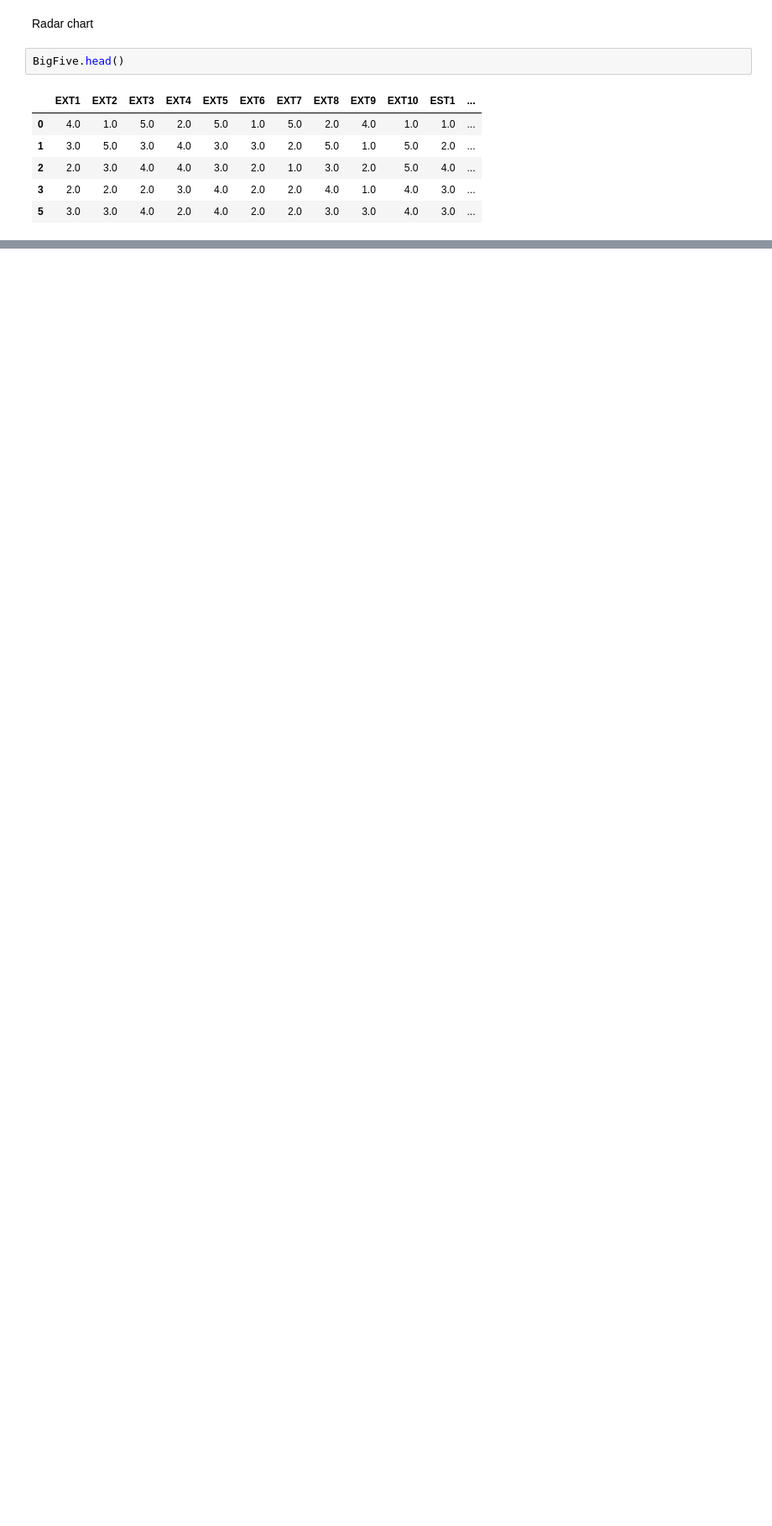
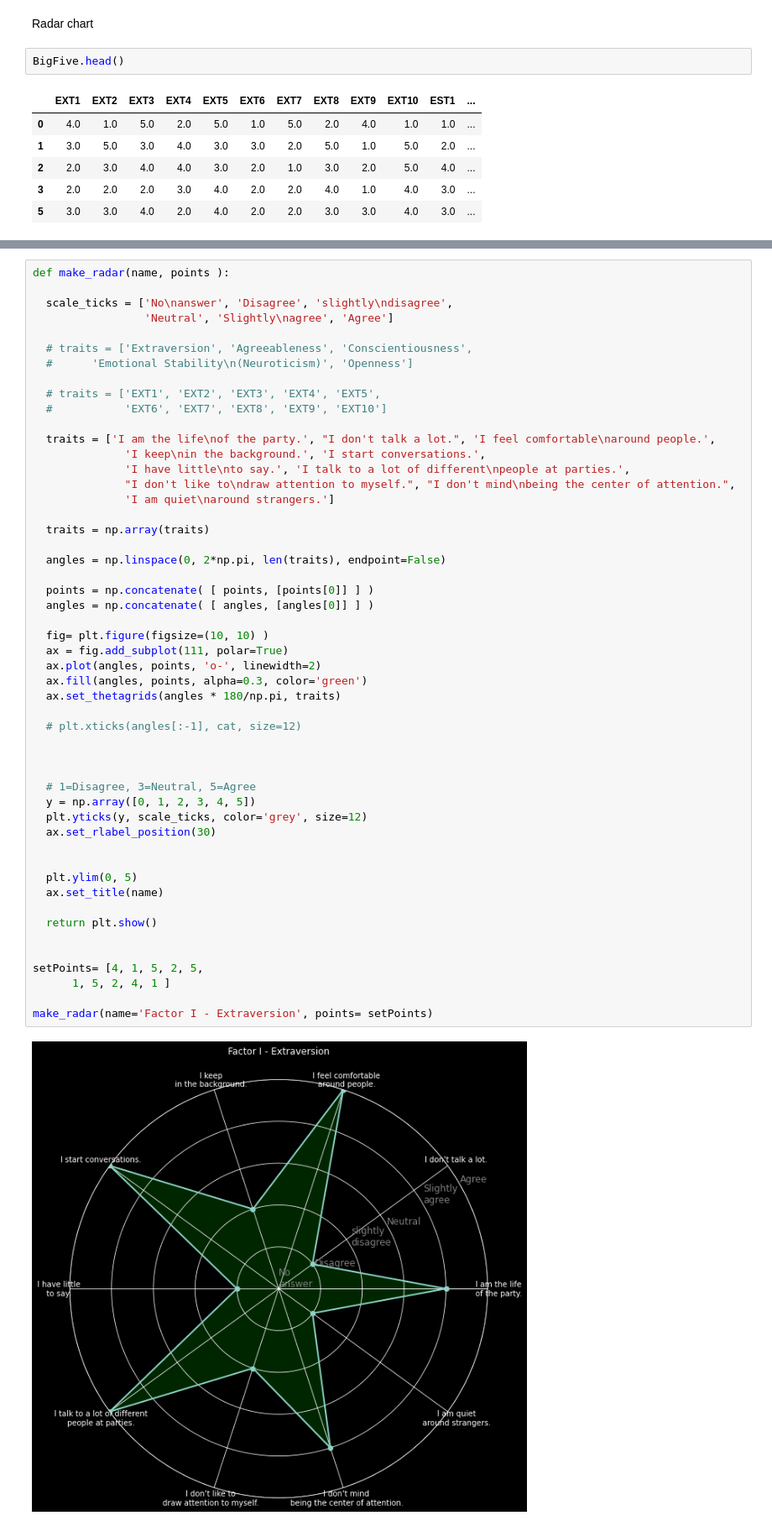
Before and after one commit to ArminD93/BigFivePersonalityTest, a Jupyter notebook: BigFivePersonality.ipynb, the cells around one changed output, grey strips where cells are left out. Shown at 84% size. Drawn from its saved outputs; the diff is of its cells as text; blank space fills up the shorter version.

Commit message:
Testowe wprowadzenie odpowiedzi  dla wybranej cechy na diagramie typu radar

```diff
--- a/BigFivePersonality.ipynb
+++ b/BigFivePersonality.ipynb
@@ -1313,3 +1272,56 @@ plt.show()
+# %%
+def make_radar(name, points ):
+
+  scale_ticks = ['No\nanswer', 'Disagree', 'slightly\ndisagree',
+                 'Neutral', 'Slightly\nagree', 'Agree']
+
+  # traits = ['Extraversion', 'Agreeableness', 'Conscientiousness',
+  #      'Emotional Stability\n(Neuroticism)', 'Openness']
+
+  # traits = ['EXT1', 'EXT2', 'EXT3', 'EXT4', 'EXT5',
+  #           'EXT6', 'EXT7', 'EXT8', 'EXT9', 'EXT10']
+
+  traits = ['I am the life\nof the party.', "I don't talk a lot.", 'I feel comfortable\naround people.',
+              'I keep\nin the background.', 'I start conversations.',
+              'I have little\nto say.', 'I talk to a lot of different\npeople at parties.',
+              "I don't like to\ndraw attention to myself.", "I don't mind\nbeing the center of attention.",
+              'I am quiet\naround strangers.']
+
+  traits = np.array(traits)
+
+  angles = np.linspace(0, 2*np.pi, len(traits), endpoint=False)
+
+  points = np.concatenate( [ points, [points[0]] ] )
+  angles = np.concatenate( [ angles, [angles[0]] ] )
+
+  fig= plt.figure(figsize=(10, 10) )
+  ax = fig.add_subplot(111, polar=True)
+  ax.plot(angles, points, 'o-', linewidth=2)
+  ax.fill(angles, points, alpha=0.3, color='green')
+  ax.set_thetagrids(angles * 180/np.pi, traits)
+
+  # plt.xticks(angles[:-1], cat, size=12)
+
+
+
+  # 1=Disagree, 3=Neutral, 5=Agree
+  y = np.array([0, 1, 2, 3, 4, 5])
+  plt.yticks(y, scale_ticks, color='grey', size=12)
+  ax.set_rlabel_position(30)
+
+
+  plt.ylim(0, 5)
+  ax.set_title(name)
+
+  return plt.show()
+
+
+setPoints= [4, 1, 5, 2, 5,
+      1, 5, 2, 4, 1 ]
+
+make_radar(name='Factor I - Extraversion', points= setPoints)
+# %% [output]
+[figure, added]
 # %%
 # np 5 krajów o najwyższym poziomie:
 
```
Also changed, not shown: parts of 1 cell of this notebook.
